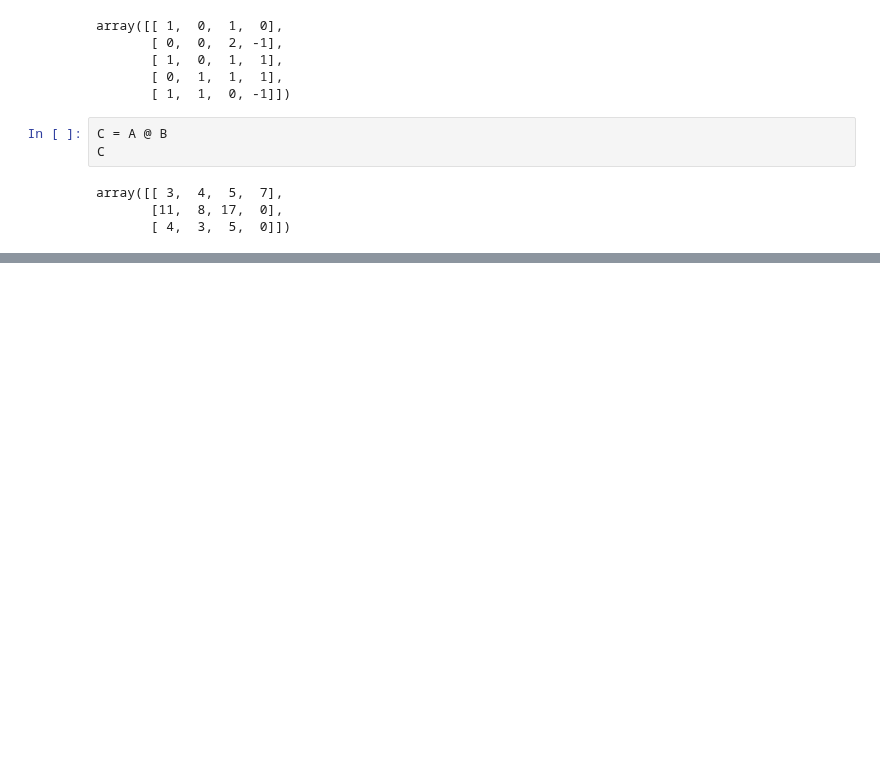
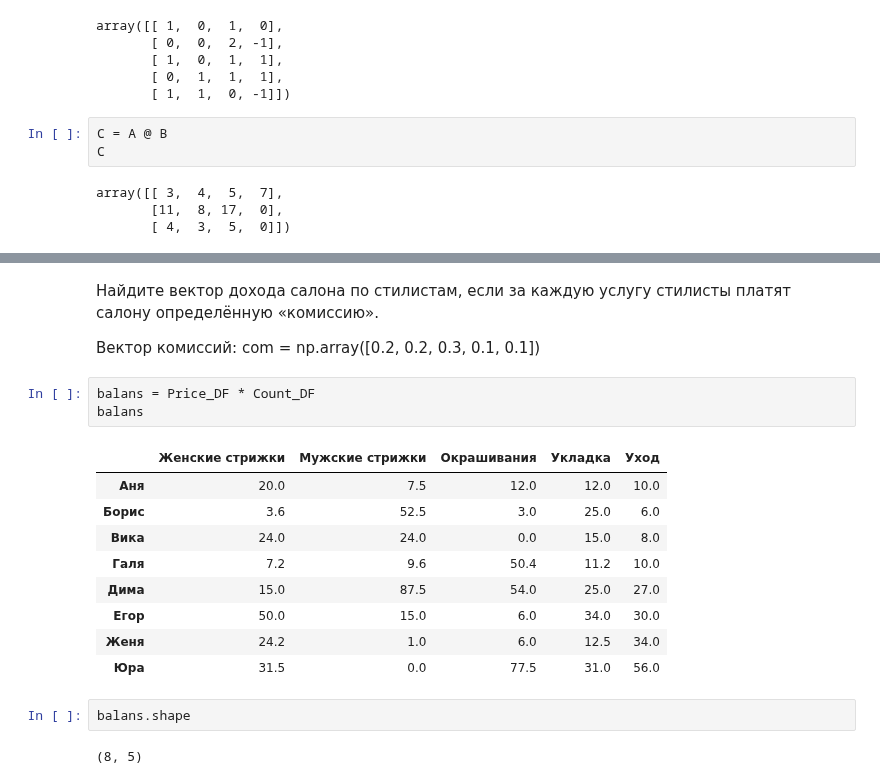
Before and after one commit to DmitriySky47/sf_data_science, a Jupyter notebook: Skillfactory/MATH_ML_1/MATHML_Module_1_Vectors_screencast.ipynb, the cells around one changed output, grey strips where cells are left out. Saved outputs shown, nothing was run; the diff lists cells and outputs as text; blank space fills up the shorter version.

```diff
--- a/Skillfactory/MATH_ML_1/MATHML_Module_1_Vectors_screencast.ipynb
+++ b/Skillfactory/MATH_ML_1/MATHML_Module_1_Vectors_screencast.ipynb
@@ -407,0 +489,21 @@ array([[ 3,  4,  5,  7],
+# %% [markdown]
+Найдите вектор дохода салона по стилистам, если за каждую услугу стилисты платят салону определённую «комиссию».
+
+Вектор комиссий: com = np.array([0.2, 0.2, 0.3, 0.1, 0.1])
+# %%
+balans = Price_DF * Count_DF
+balans
+# %% [output]
+|  | Женские стрижки | Мужские стрижки | Окрашивания | Укладка | Уход |
+| Аня | 20.0 | 7.5 | 12.0 | 12.0 | 10.0 |
+| Борис | 3.6 | 52.5 | 3.0 | 25.0 | 6.0 |
+| Вика | 24.0 | 24.0 | 0.0 | 15.0 | 8.0 |
+| Галя | 7.2 | 9.6 | 50.4 | 11.2 | 10.0 |
+| Дима | 15.0 | 87.5 | 54.0 | 25.0 | 27.0 |
+| Егор | 50.0 | 15.0 | 6.0 | 34.0 | 30.0 |
+| Женя | 24.2 | 1.0 | 6.0 | 12.5 | 34.0 |
+| Юра | 31.5 | 0.0 | 77.5 | 31.0 | 56.0 |
+# %%
+balans.shape
+# %% [output]
+(8, 5)
```
Also changed, not shown: parts of 20 cells of this notebook, 4 other files.
